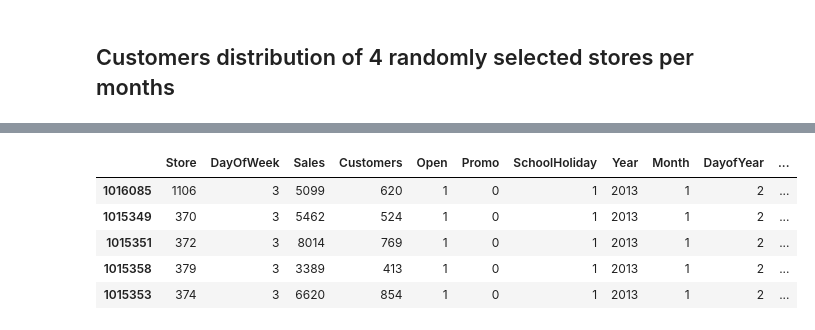
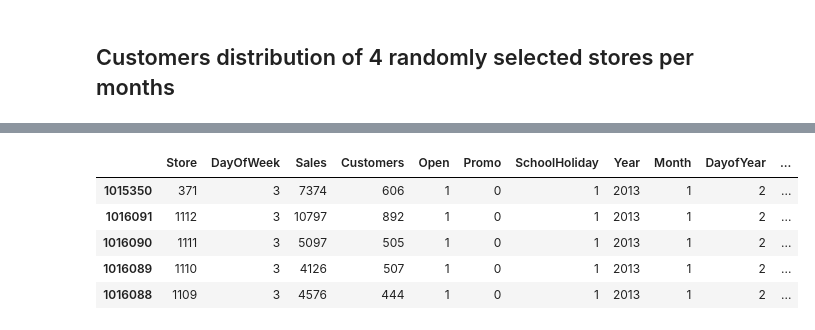
Before and after one commit to dheerajreddy2020/AI-Algorithms-Final-Project, a Jupyter notebook: Data Acquisition and Understanding/Data Exploration.ipynb, the cells around one changed output, grey strips where cells are left out. Drawn from its saved outputs; the diff is of its cells as text; code cells hidden in the pictures.

```diff
--- a/Data Acquisition and Understanding/Data Exploration.ipynb
+++ b/Data Acquisition and Understanding/Data Exploration.ipynb
@@ -302,20 +341,23 @@ df_2.head()
 # %%
 final_df1 = train_df[train_df['StateHoliday'] == 0]
 final_df2 = train_df[train_df['StateHoliday'] == '0']
 final_df_ = pd.concat([final_df1,final_df2],axis = 0)
+final_df_ = final_df_[final_df_['DayOfWeek'] != 7]
+#final_df_ = pd.concat([final_df_,final_df3],axis = 0)
 final_df_.sort_values("Date",inplace=True,ascending=True)
 
 final_df=final_df_.copy()
 final_df["Year"]=final_df_.Date.dt.year
 final_df["Month"]=final_df_.Date.dt.month
 final_df["DayofYear"]=final_df_.Date.dt.dayofyear
 final_df["DayofMonth"]=final_df_.Date.dt.day
+final_df["WeekofYear"]=final_df_.Date.dt.weekofyear
 final_df.drop(['Date','StateHoliday'],axis=1,inplace=True)
 final_df.head()
 # %% [output]
 |  | Store | DayOfWeek | Sales | Customers | Open | Promo | SchoolHoliday | Year | Month | DayofYear | ... |
-| 1016085 | 1106 | 3 | 5099 | 620 | 1 | 0 | 1 | 2013 | 1 | 2 | ... |
-| 1015349 | 370 | 3 | 5462 | 524 | 1 | 0 | 1 | 2013 | 1 | 2 | ... |
-| 1015351 | 372 | 3 | 8014 | 769 | 1 | 0 | 1 | 2013 | 1 | 2 | ... |
-| 1015358 | 379 | 3 | 3389 | 413 | 1 | 0 | 1 | 2013 | 1 | 2 | ... |
-| 1015353 | 374 | 3 | 6620 | 854 | 1 | 0 | 1 | 2013 | 1 | 2 | ... |
+| 1015350 | 371 | 3 | 7374 | 606 | 1 | 0 | 1 | 2013 | 1 | 2 | ... |
+| 1016091 | 1112 | 3 | 10797 | 892 | 1 | 0 | 1 | 2013 | 1 | 2 | ... |
+| 1016090 | 1111 | 3 | 5097 | 505 | 1 | 0 | 1 | 2013 | 1 | 2 | ... |
+| 1016089 | 1110 | 3 | 4126 | 507 | 1 | 0 | 1 | 2013 | 1 | 2 | ... |
+| 1016088 | 1109 | 3 | 4576 | 444 | 1 | 0 | 1 | 2013 | 1 | 2 | ... |
```
Also changed, not shown: parts of 58 cells of this notebook, 11 other files.
